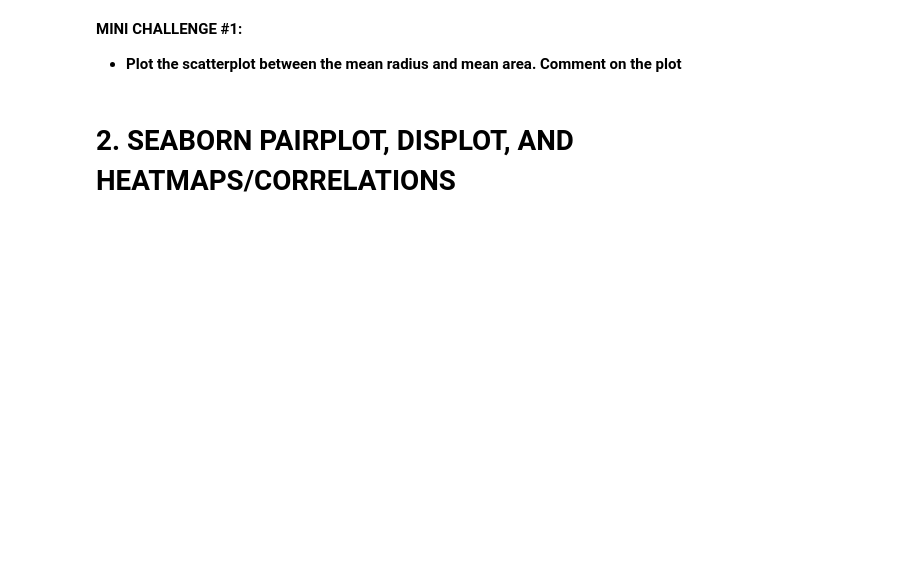
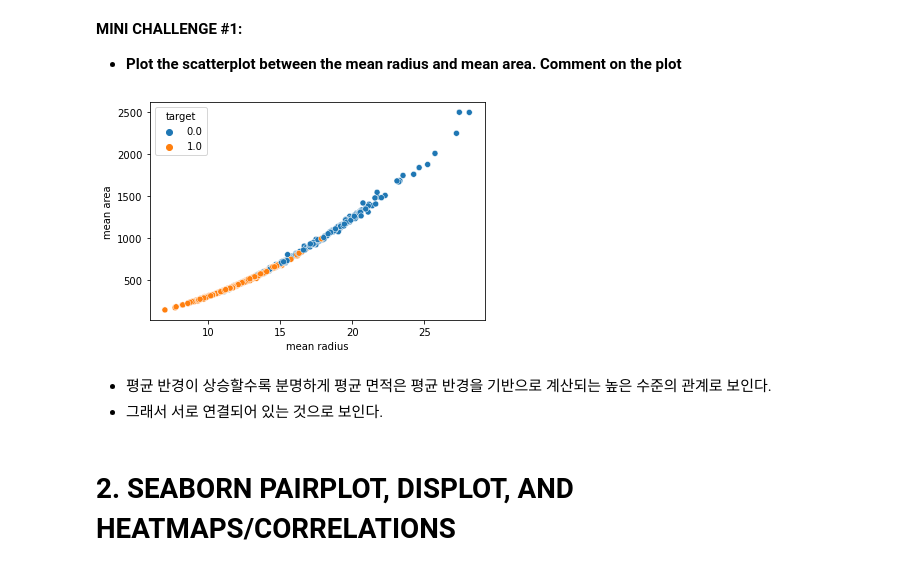
Before and after one commit to Ki-Sung/python_financial_analysis_and_machine_learning, a Jupyter notebook: Part1_Python_Programing_Fundamentals/10. Python 101 - Data Visualization with Seaborn.ipynb, the cells around one changed output. Drawn from its saved outputs; the diff is of its cells as text; code cells hidden in the pictures; blank space fills up the shorter version.

```diff
--- a/Part1_Python_Programing_Fundamentals/10. Python 101 - Data Visualization with Seaborn.ipynb
+++ b/Part1_Python_Programing_Fundamentals/10. Python 101 - Data Visualization with Seaborn.ipynb
@@ -22,5 +95,13 @@
 # %% [markdown]
 **MINI CHALLENGE #1:**
 - **Plot the scatterplot between the mean radius and mean area. Comment on the plot**
+# %%
+# answer
+sns.scatterplot(x="mean radius", y="mean area", hue="target", data=df_cancer);
+# %% [output]
+[figure, added]
+# %% [markdown]
+- 평균 반경이 상승할수록 분명하게 평균 면적은 평균 반경을 기반으로 계산되는 높은 수준의 관계로 보인다.
+- 그래서 서로 연결되어 있는 것으로 보인다.
 # %% [markdown]
 # 2. SEABORN PAIRPLOT, DISPLOT, AND HEATMAPS/CORRELATIONS
```
Also changed, not shown: parts of 20 cells of this notebook.
